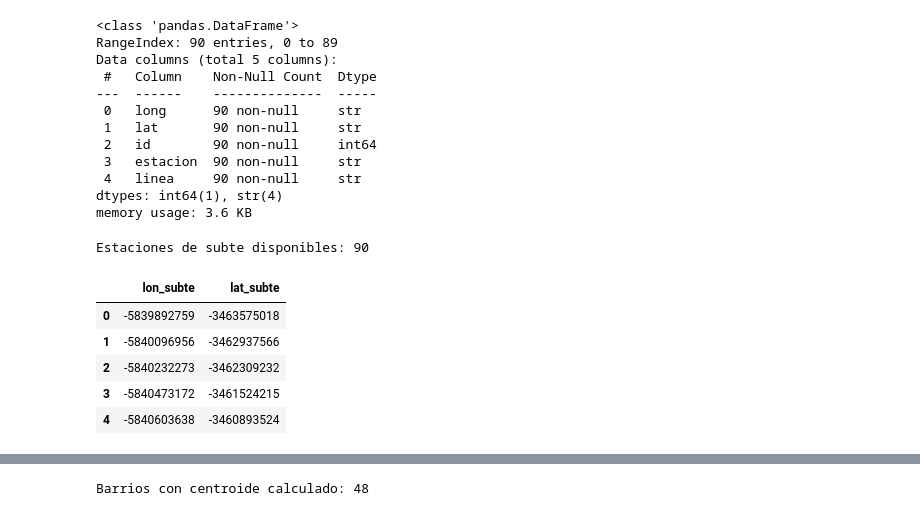
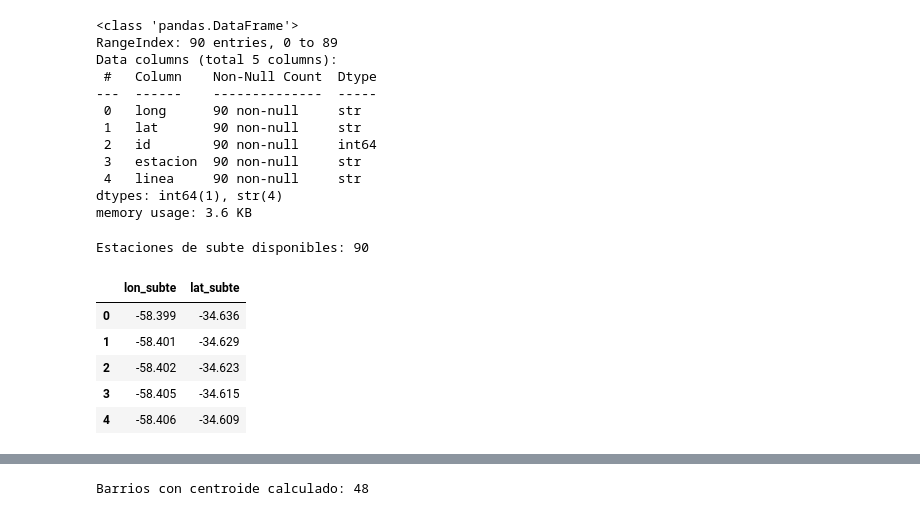
Before and after one commit to clararodriguezacevedo/descriptiva-real-estate, a Jupyter notebook: notebooks/TP3_Grupo_1.ipynb, the cells around one changed output, grey strips where cells are left out. Saved outputs shown, nothing was run; the diff lists cells and outputs as text; code cells hidden in the pictures.

```diff
--- a/notebooks/TP3_Grupo_1.ipynb
+++ b/notebooks/TP3_Grupo_1.ipynb
@@ -277,30 +266,30 @@ memory usage: 3.6 KB
 # %%
 col_map = {}
 for col in subte.columns:
     cl = col.lower()
     if 'lat' in cl:
         col_map[col] = 'lat_subte'
     elif 'long' in cl:
         col_map[col] = 'lon_subte'
     elif 'nombre' in cl or 'estacion' in cl or 'station' in cl:
         col_map[col] = 'nombre_estacion'
     elif 'linea' in cl or 'line' in cl:
         col_map[col] = 'linea'
 
 subte = subte.rename(columns=col_map)
 subte = subte[['lon_subte', 'lat_subte']].dropna()
-subte['lat_subte'] = subte['lat_subte'].str.replace(',', '', regex=False)
-subte['lon_subte'] = subte['lon_subte'].str.replace(',', '', regex=False)
+subte['lat_subte'] = subte['lat_subte'].str.replace(',', '.', regex=False)  # comas son decimales (-34,5879 -> -34.5879)
+subte['lon_subte'] = subte['lon_subte'].str.replace(',', '.', regex=False)
 subte['lat_subte'] = pd.to_numeric(subte['lat_subte'])
 subte['lon_subte'] = pd.to_numeric(subte['lon_subte'])
 subte = subte.dropna()
 print(f'Estaciones de subte disponibles: {len(subte)}')
 subte.head()
 # %% [output]
 Estaciones de subte disponibles: 90
 |  | lon_subte | lat_subte |
-| 0 | -5839892759 | -3463575018 |
-| 1 | -5840096956 | -3462937566 |
-| 2 | -5840232273 | -3462309232 |
-| 3 | -5840473172 | -3461524215 |
-| 4 | -5840603638 | -3460893524 |
+| 0 | -58.399 | -34.636 |
+| 1 | -58.401 | -34.629 |
+| 2 | -58.402 | -34.623 |
+| 3 | -58.405 | -34.615 |
+| 4 | -58.406 | -34.609 |
```
Also changed, not shown: parts of 30 cells of this notebook, 6 other files.
